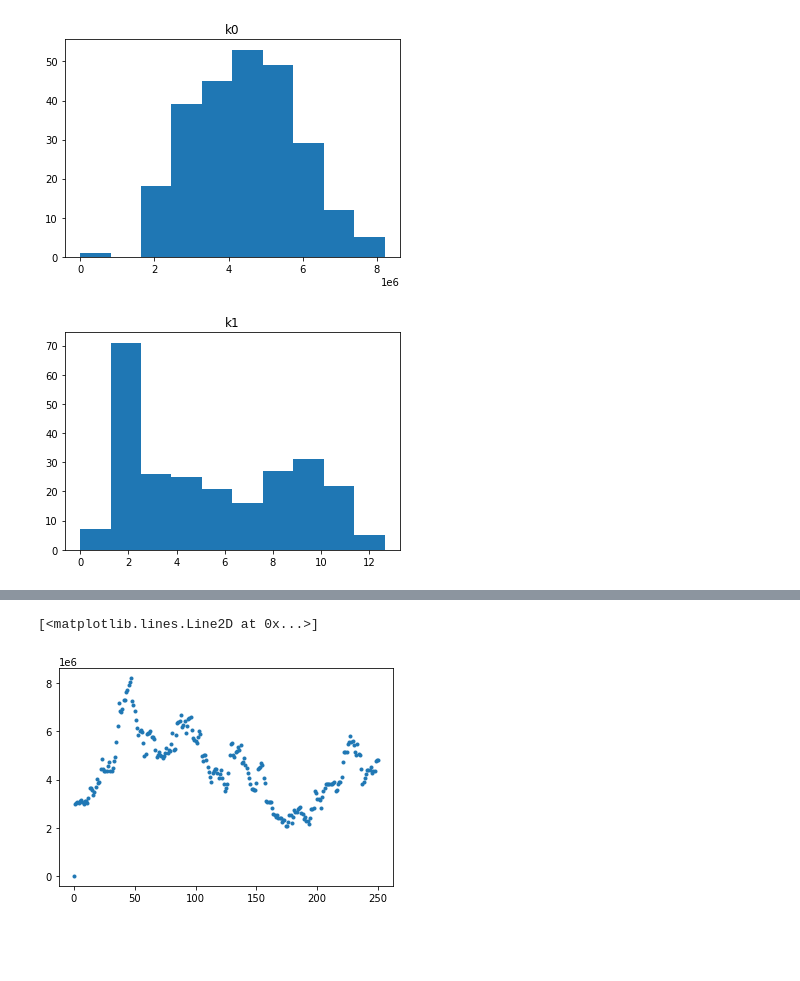
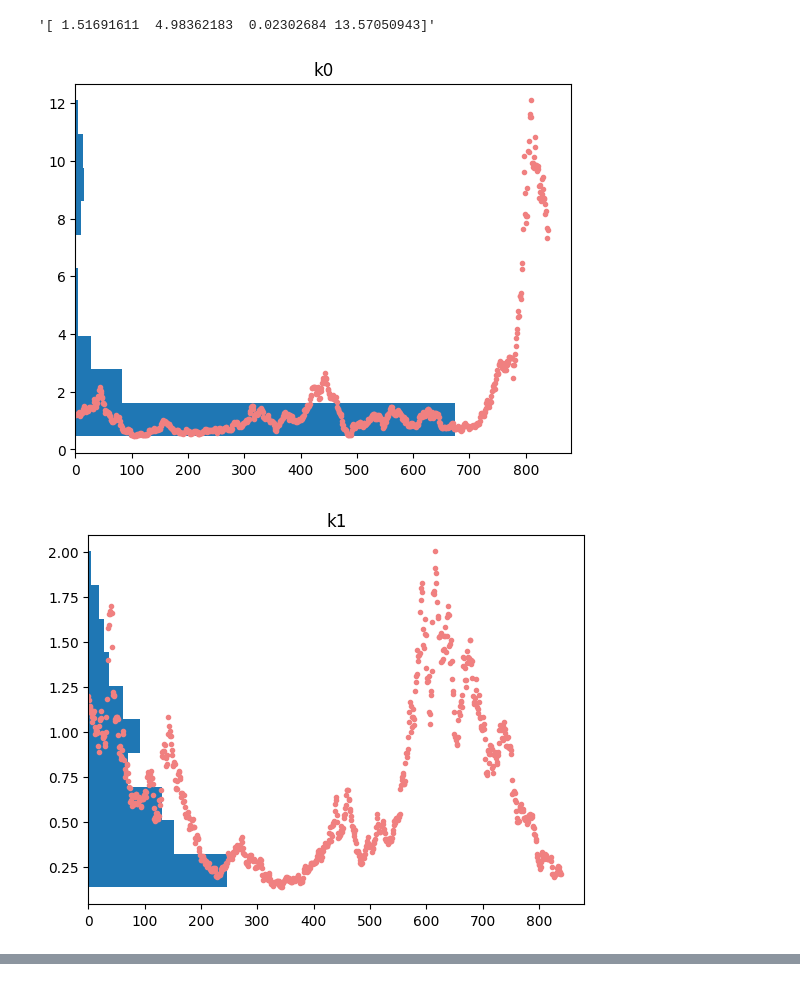
Before and after one commit to SysEvo/Circadian_clock_Neurospora, a Jupyter notebook: Data_analisys.ipynb, the cells around one changed output, grey strips where cells are left out. Drawn from its saved outputs; the diff is of its cells as text; code cells hidden in the pictures; blank space fills up the shorter version.

```diff
--- a/Data_analisys.ipynb
+++ b/Data_analisys.ipynb
@@ -14,13 +29,13 @@ rT = np.array(resultI["Time"])
  #   plt.plot()
 #plt.show()
 # %%
-count=0
+count=[]
 for i in range(len(rW)):
     try:
-        rW[i]=np.mat(rW[i])
-        rT[i]=np.mat(rT[i])
+        rW[i]=np.array(np.mat(rW[i]))[0]
+        rT[i]=np.array(np.mat(rT[i]))[0]
         plt.plot(rT[i],rW[i],)
     except:
-        count+=1
-        print(count)
+        count.append(i)
+        print(i)
 # %% [output]
@@ -27,0 +59,7 @@ for i in range(len(rW)):
+# %%
+color=["darkred","red","orangered","darkorange","orange","gold","greenyellow","limegreen"]
+for i in range(len(rT)):
+    if i in count:
+        continue
+    plt.plot(rT[i],rW[i],'-',color=color[(i//480)%8])
+plt.show(close=False)
@@ -28,5 +73,5 @@ for i in range(len(rW)):
 # %%
-resultA = pd.read_csv("Result/AveGenSub_u0.03_M1.1_st600_N1000_v0.2_LD0_alg0_0.csv")
+resultA = pd.read_csv("Result/AveGenSub_u0.03_M1.1_st550_N1000_v0.2_LD0_alg0_0.csv")
 resultA
 # %% [output]
 |  | Unnamed: 0 | Generation | Environment (LD=0 or DD=1) | Expresion and repression constants | Constant of light rate | ... |
@@ -54,14 +115,20 @@ plt.show()
+# %%
+resultA["Hill exponents"][444]
+# %% [output]
+'[ 1.51691611  4.98362183  0.02302684 13.57050943]'
 # %%
 ERk = [[0]*23]
 for k in resultA["Expresion and repression constants"]:
     ERk = np.append(ERk,np.mat(k)[0],axis=0)
+ERk = ERk[1:,:]
 # %%
 for i in range(0,23):
     if not i in [7,8,9,10,12,16,17,18,19,21,22]:
-        plt.hist(ERk[:,i])
+        plt.plot(ERk[:,i],'.',color="lightcoral")
+        plt.hist(ERk[:,i],orientation="horizontal")
         plt.title("k{}".format(i))
-        plt.savefig("Result/k{}_u0.03_M1.1_st600_N1000_v0.2_LD0_alg0_0.jpg".format(i))
+        #plt.savefig("Result/k{}_u0.03_M1.1_st600_N1000_v0.2_LD0_alg0_0.jpg".format(i))
         plt.show()
 # %% [output]
-[figure, old version]
+[figure, new version]
-[figure, old version]
+[figure, new version]
@@ -78,5 +145,5 @@ for i in range(0,23):
 # %%
-plt.plot(ERk[:,0],'.')
+Dkm = [[0]*7]
+for km in resultA["Disociation constants"]:
+    Dkm = np.append(Dkm,np.array(np.mat(km)),axis=0)
+Dkm = Dkm[1:,:]
-# %% [output]
-[<matplotlib.lines.Line2D at 0x...>]
-[figure, removed]
```
Also changed, not shown: parts of 12 cells of this notebook, 2 other files.
